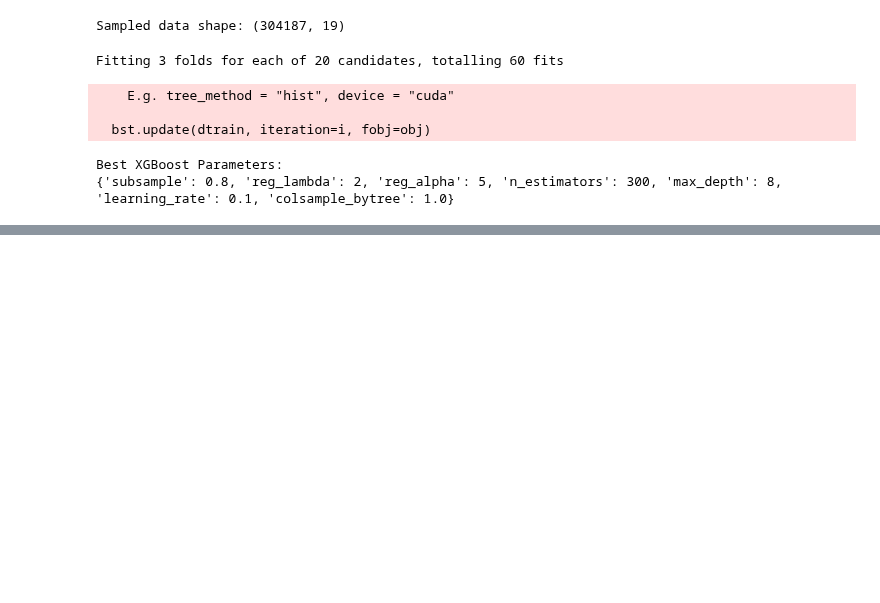
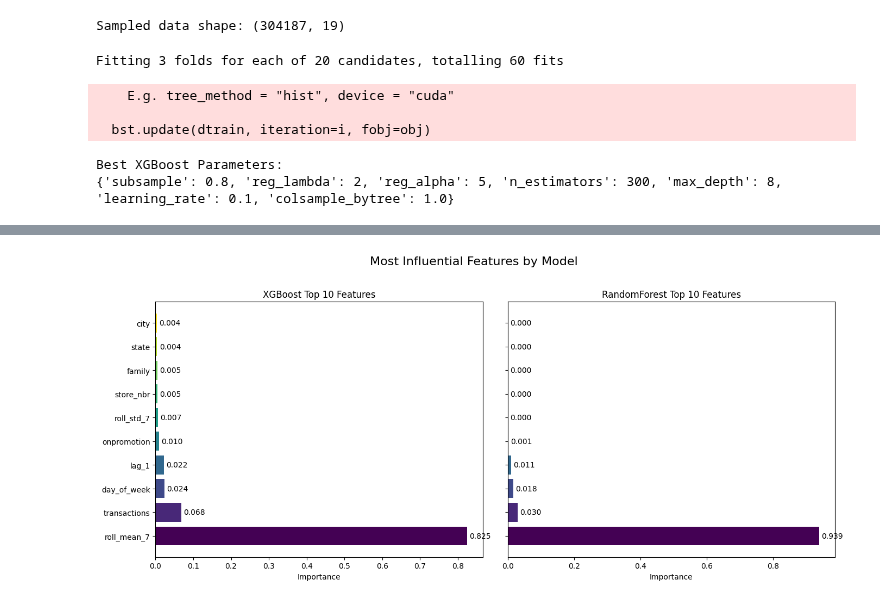
Before and after one commit to gregloos/Store-Sales-Forecasting, a Jupyter notebook: Compeleted_model.ipynb, the cells around one changed output, grey strips where cells are left out. Cells and saved outputs as stored; diff of their text form; code cells hidden in the pictures; blank space fills up the shorter version.

```diff
--- a/Compeleted_model.ipynb
+++ b/Compeleted_model.ipynb
@@ -190,0 +371,49 @@ Best XGBoost Parameters:
+# %%
+# Identify the most influential features affecting the target variable
+# Get feature names (all columns except the target 'sales')
+feature_names = [c for c in data_sample.columns if c != "sales"]
+
+# Trained models
+models = {
+    "XGBoost":      best_xgb,
+    "RandomForest": best_rf,
+}
+
+# Number of top features to show
+top_n = 10
+
+# Extract & sort importances for each model
+imps = {}
+for name, model in models.items():
+    vals   = model.feature_importances_
+    series = pd.Series(vals, index=feature_names)
+    imps[name] = series.sort_values(ascending=False).head(top_n)
+
+# Plot side-by-side horizontal bars with viridis colormap
+fig, axes = plt.subplots(1, len(models), figsize=(14, 6), sharey=True)
+cmap   = plt.get_cmap("viridis")
+colors = [cmap(i/(top_n-1)) for i in range(top_n)]
+
+for ax, (name, imp_series) in zip(axes, imps.items()):
+    # positions & bars
+    y_pos = np.arange(len(imp_series))
+    bars  = ax.barh(y_pos, imp_series.values, color=colors)
+
+    # label each bar with its importance value
+    ax.bar_label(bars, fmt="%.3f", padding=3)
+
+    # set y-ticks to feature names and invert so the highest importance is at the top
+    ax.set_yticks(y_pos)
+    ax.set_yticklabels(imp_series.index)
+    ax.invert_yaxis()
+
+    # titles and grid
+    ax.set_title(f"{name} Top {top_n} Features")
+    ax.set_xlabel("Importance")
+
+# overall title and layout
+fig.suptitle("Most Influential Features by Model", fontsize=16, y=1.02)
+fig.tight_layout()
+plt.show()
+# %% [output]
+[figure, added]
```
Also changed, not shown: parts of 4 cells of this notebook.
